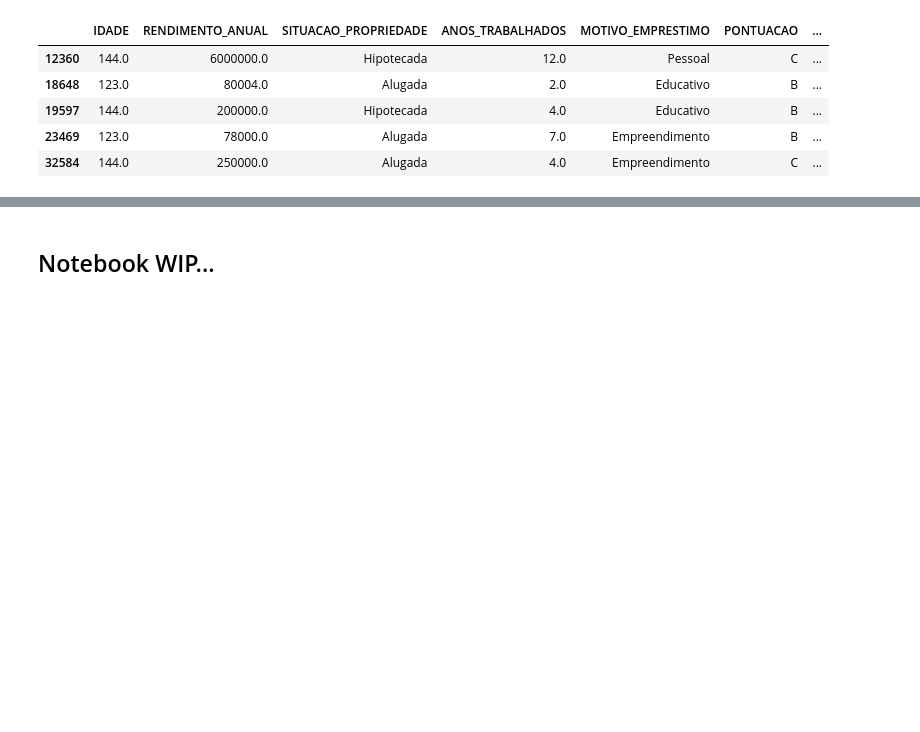
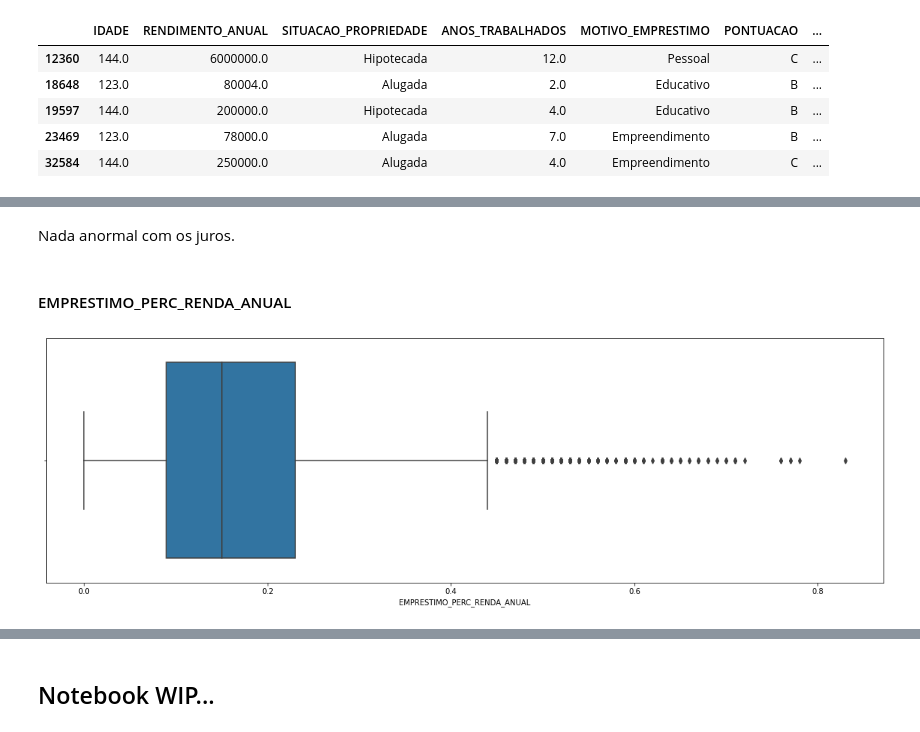
Before and after one commit to PericlesSavio/Alura_Challenge_Data_Science-2022, a Jupyter notebook: semana_2.ipynb, the cells around one changed output, grey strips where cells are left out. Saved outputs shown, nothing was run; the diff lists cells and outputs as text; code cells hidden in the pictures; blank space fills up the shorter version.

```diff
--- a/semana_2.ipynb
+++ b/semana_2.ipynb
@@ -152,0 +419,9 @@ dados = dados.drop(dados[dados['IDADE'] > 120].index)
+# %% [markdown]
+Nada anormal com os juros.
+# %% [markdown]
+#### EMPRESTIMO_PERC_RENDA_ANUAL
+# %%
+ax = sns.boxplot(x=dados['EMPRESTIMO_PERC_RENDA_ANUAL'])
+ax.figure.set_size_inches(20, 6)
+# %% [output]
+[figure, added]
```
Also changed, not shown: parts of 64 cells of this notebook, 1 other file.
